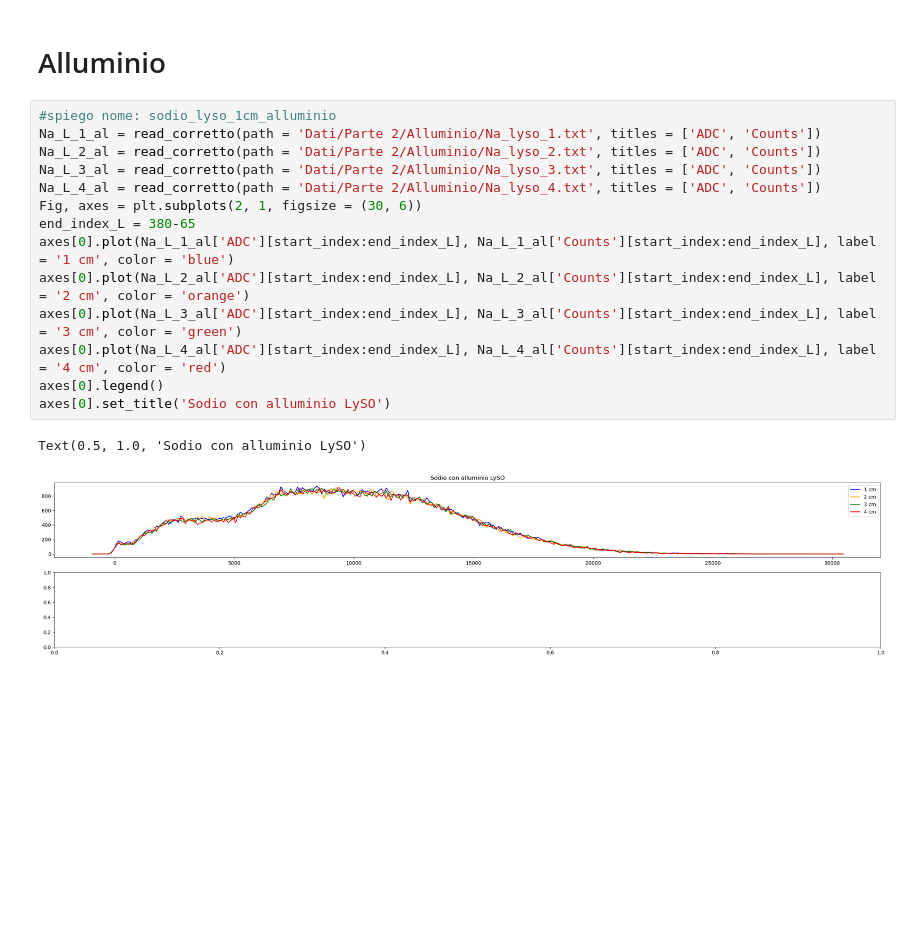
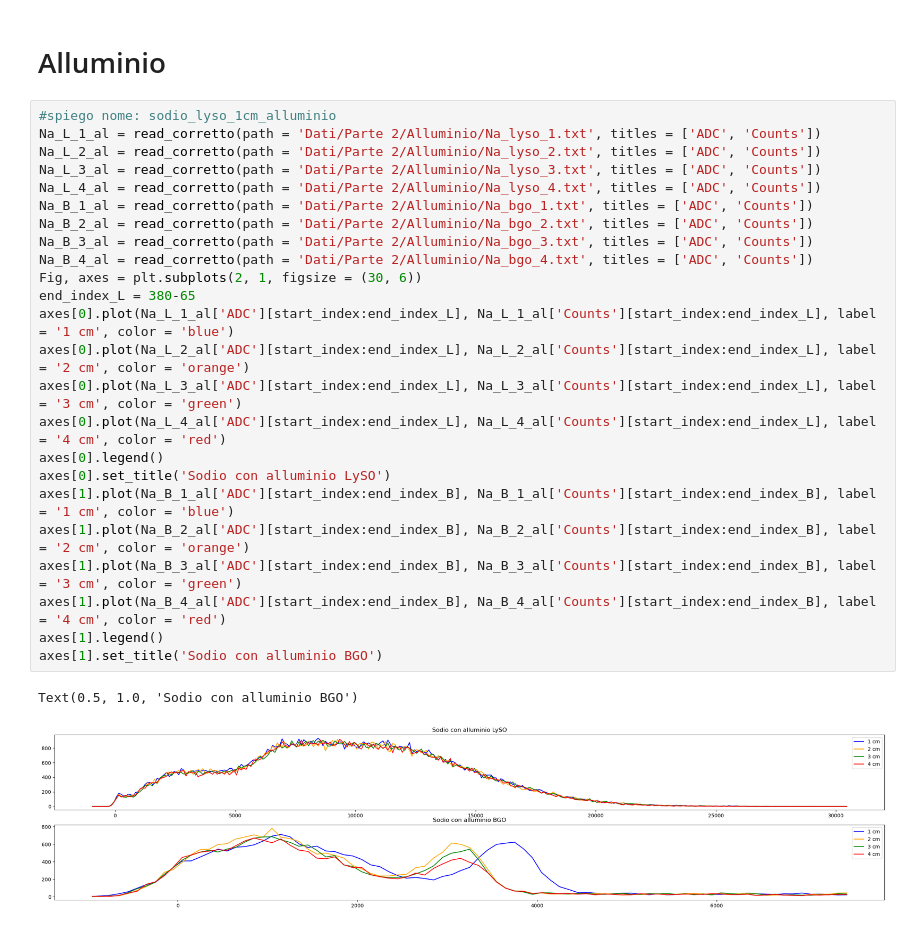
Before and after one commit to Pavar0tty/Laboratorio_SiPM, a Jupyter notebook: Analisi/Parte 2/Plastica_alluminio_aria.ipynb, the cells around one changed output. Drawn from its saved outputs; the diff is of its cells as text; blank space fills up the shorter version.

```diff
--- a/Analisi/Parte 2/Plastica_alluminio_aria.ipynb
+++ b/Analisi/Parte 2/Plastica_alluminio_aria.ipynb
@@ -72,20 +80,30 @@ Text(0.5, 1.0, 'Sodio con plastica BGO')
 # %%
 #spiego nome: sodio_lyso_1cm_alluminio
 Na_L_1_al = read_corretto(path = 'Dati/Parte 2/Alluminio/Na_lyso_1.txt', titles = ['ADC', 'Counts'])
 Na_L_2_al = read_corretto(path = 'Dati/Parte 2/Alluminio/Na_lyso_2.txt', titles = ['ADC', 'Counts'])
 Na_L_3_al = read_corretto(path = 'Dati/Parte 2/Alluminio/Na_lyso_3.txt', titles = ['ADC', 'Counts'])
 Na_L_4_al = read_corretto(path = 'Dati/Parte 2/Alluminio/Na_lyso_4.txt', titles = ['ADC', 'Counts'])
+Na_B_1_al = read_corretto(path = 'Dati/Parte 2/Alluminio/Na_bgo_1.txt', titles = ['ADC', 'Counts'])
+Na_B_2_al = read_corretto(path = 'Dati/Parte 2/Alluminio/Na_bgo_2.txt', titles = ['ADC', 'Counts'])
+Na_B_3_al = read_corretto(path = 'Dati/Parte 2/Alluminio/Na_bgo_3.txt', titles = ['ADC', 'Counts'])
+Na_B_4_al = read_corretto(path = 'Dati/Parte 2/Alluminio/Na_bgo_4.txt', titles = ['ADC', 'Counts'])
 Fig, axes = plt.subplots(2, 1, figsize = (30, 6))
 end_index_L = 380-65
 axes[0].plot(Na_L_1_al['ADC'][start_index:end_index_L], Na_L_1_al['Counts'][start_index:end_index_L], label = '1 cm', color = 'blue')
 axes[0].plot(Na_L_2_al['ADC'][start_index:end_index_L], Na_L_2_al['Counts'][start_index:end_index_L], label = '2 cm', color = 'orange')
 axes[0].plot(Na_L_3_al['ADC'][start_index:end_index_L], Na_L_3_al['Counts'][start_index:end_index_L], label = '3 cm', color = 'green')
 axes[0].plot(Na_L_4_al['ADC'][start_index:end_index_L], Na_L_4_al['Counts'][start_index:end_index_L], label = '4 cm', color = 'red')
 axes[0].legend()
 axes[0].set_title('Sodio con alluminio LySO')
+axes[1].plot(Na_B_1_al['ADC'][start_index:end_index_B], Na_B_1_al['Counts'][start_index:end_index_B], label = '1 cm', color = 'blue')
+axes[1].plot(Na_B_2_al['ADC'][start_index:end_index_B], Na_B_2_al['Counts'][start_index:end_index_B], label = '2 cm', color = 'orange')
+axes[1].plot(Na_B_3_al['ADC'][start_index:end_index_B], Na_B_3_al['Counts'][start_index:end_index_B], label = '3 cm', color = 'green')
+axes[1].plot(Na_B_4_al['ADC'][start_index:end_index_B], Na_B_4_al['Counts'][start_index:end_index_B], label = '4 cm', color = 'red')
+axes[1].legend()
+axes[1].set_title('Sodio con alluminio BGO')
 # %% [output]
-Text(0.5, 1.0, 'Sodio con alluminio LySO')
+Text(0.5, 1.0, 'Sodio con alluminio BGO')
-[figure, old version]
+[figure, new version]
 # %%
 #tolgo sempre il fondo a lyso
 Na_L_1_nobkg_al = Na_L_1_al['Counts'][start_index:end_index_L] - bkg_L['Counts'][start_index:end_index_L]
```
Also changed, not shown: parts of 8 cells of this notebook, 3 other files.
